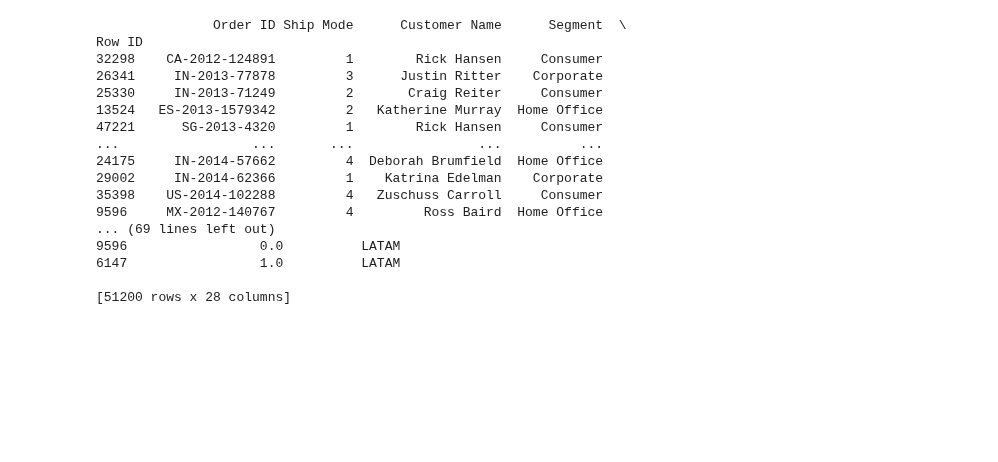
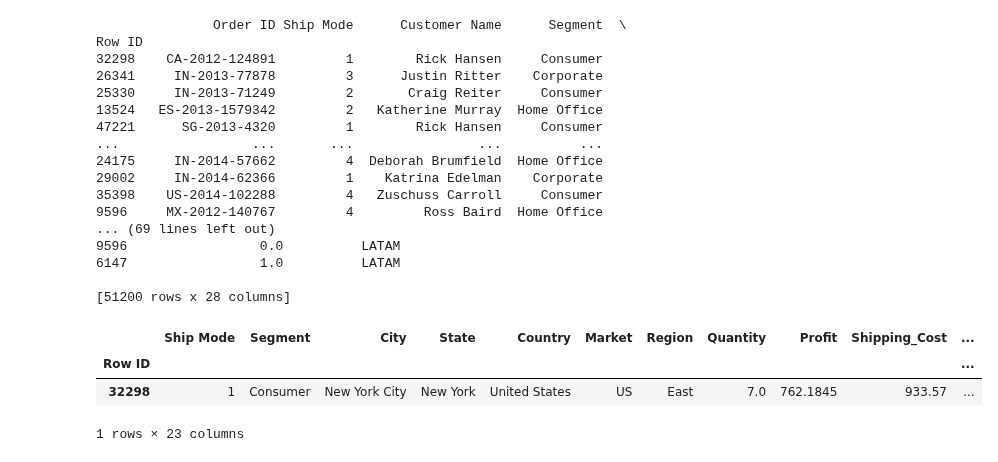
Before and after one commit to gonaloppcc/projetoDAA, a Jupyter notebook: melhor_grupo/data_processing.ipynb, the cells around one changed output. Drawn from its saved outputs; the diff is of its cells as text; code cells hidden in the pictures; blank space fills up the shorter version.

```diff
--- a/melhor_grupo/data_processing.ipynb
+++ b/melhor_grupo/data_processing.ipynb
@@ -443,6 +443,20 @@ Row ID
 6147                 1.0          LATAM
 
 [51200 rows x 28 columns]
+# %%
+ids_cols = ['Customer Name', 'Product ID LabelEnc', 'Costumer ID LabelEnc', 'Product Name', 'Order ID', 'Market' ]
+
+
+for item in ids_cols:
+    if item in df.columns:
+        df = df.drop(item, axis=1)
+
+df.head(1)
+# %% [output]
+|  | Ship Mode | Segment | City | State | Country | Market | Region | Quantity | Profit | Shipping_Cost | ... |
+| Row ID |  |  |  |  |  |  |  |  |  |  | ... |
+| 32298 | 1 | Consumer | New York City | New York | United States | US | East | 7.0 | 762.1845 | 933.57 | ... |
+1 rows × 23 columns
 # %%
 df.to_csv("new_Global_Superstore2.csv")
 # %%
```
Also changed, not shown: 2 other files.
